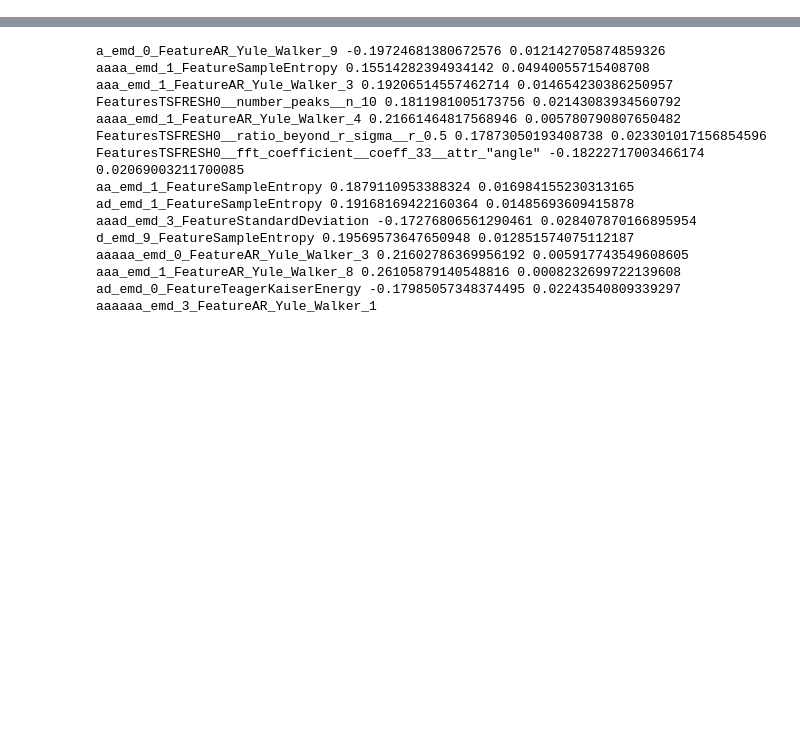
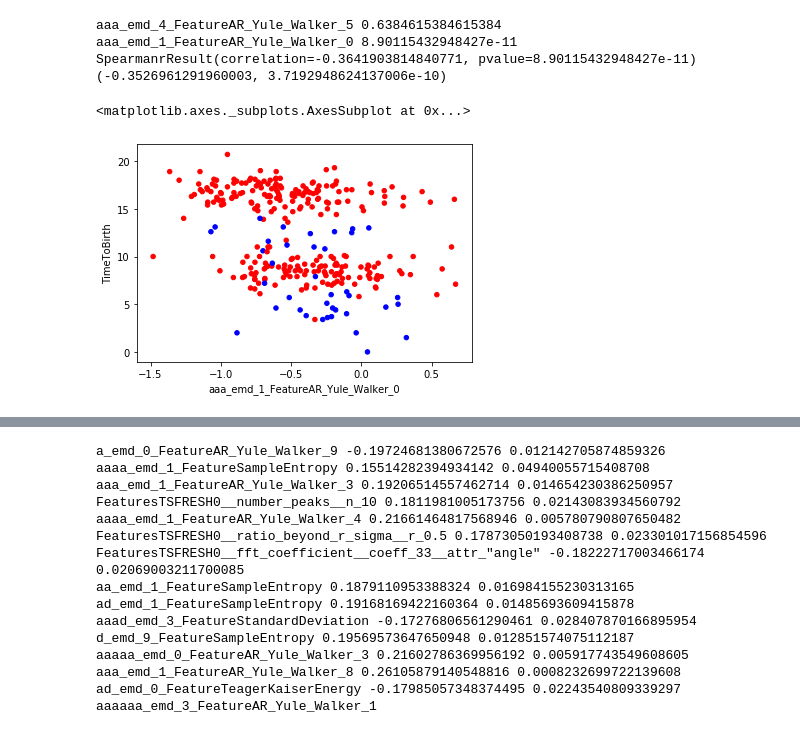
Before and after one commit to GillesVandewiele/EHG-Oversampling, a Jupyter notebook: Feature Analysis.ipynb, the cells around one changed output, grey strips where cells are left out. Saved outputs shown, nothing was run; the diff lists cells and outputs as text; code cells hidden in the pictures; blank space fills up the shorter version.

```diff
--- a/Feature Analysis.ipynb
+++ b/Feature Analysis.ipynb
@@ -28,3 +169,13 @@ clin_features = ['id', 'channel', 'RecID', 'Gestation', 'Rectime', 'Age', 'Parit
 features['Gestation'] = features['Gestation'].astype(float)
 features['Rectime'] = features['Rectime'].astype(float)
 features['TimeToBirth'] = features['Gestation'] - features['Rectime']
+features['Term'] = features['Gestation'] >= 37
+
+early = features[features['Rectime'] <= 26]
+late = features[features['Rectime'] >= 26]
+term = features[features['Gestation'] >= 37]
+preterm = features[features['Gestation'] < 37]
+early_term = early[early['Gestation'] >= 37]
+early_preterm = early[early['Gestation'] < 37]
+late_term = late[late['Gestation'] >= 37]
+late_preterm = late[late['Gestation'] < 37]
@@ -30,0 +232,16 @@ features['TimeToBirth'] = features['Gestation'] - features['Rectime']
+# %%
+print(best, max_auc)
+print(best_corr, min_p)
+print(spearmanr(channel_features['aaa_emd_1_FeatureAR_Yule_Walker_0'], channel_features['TimeToBirth']))
+print(pearsonr(channel_features['aaa_emd_1_FeatureAR_Yule_Walker_0'], channel_features['TimeToBirth']))
+# %% [output]
+aaa_emd_4_FeatureAR_Yule_Walker_5 0.6384615384615384
+aaa_emd_1_FeatureAR_Yule_Walker_0 8.90115432948427e-11
+SpearmanrResult(correlation=-0.3641903814840771, pvalue=8.90115432948427e-11)
+(-0.3526961291960003, 3.7192948624137006e-10)
+# %%
+channel_features[['aaa_emd_1_FeatureAR_Yule_Walker_0', 'TimeToBirth']].plot(kind='scatter', x='aaa_emd_1_FeatureAR_Yule_Walker_0',
+                                                                           y='TimeToBirth', c=channel_features['Term'].map({True: 'r', False: 'b'}))
+# %% [output]
+<matplotlib.axes._subplots.AxesSubplot at 0x...>
+[figure, added]
```
Also changed, not shown: parts of 12 cells of this notebook, 1 other file.
